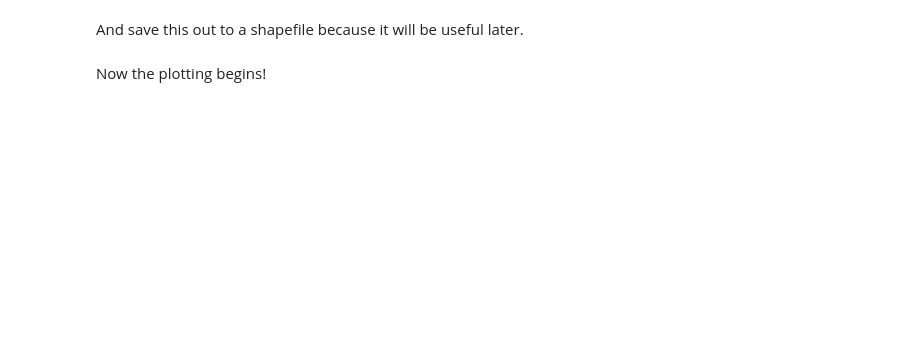
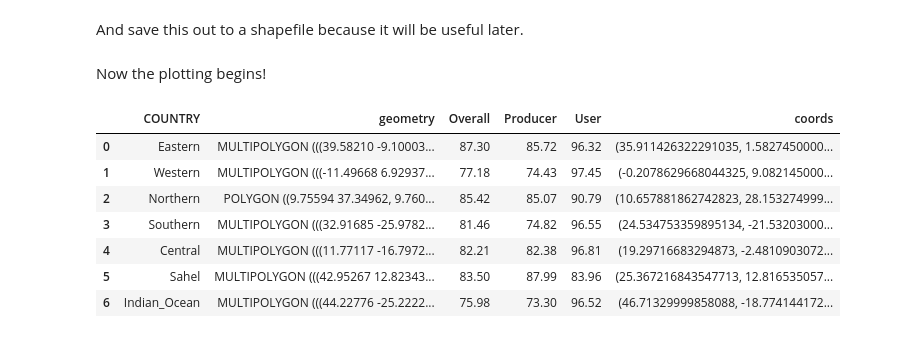
Before and after one commit to digitalearthafrica/wofs-validation, a Jupyter notebook: 02_Validation_notebooks/03_Plot_accuracy_maps.ipynb, the cells around one changed output. Drawn from its saved outputs; the diff is of its cells as text; code cells hidden in the pictures; blank space fills up the shorter version.

```diff
--- a/02_Validation_notebooks/03_Plot_accuracy_maps.ipynb
+++ b/02_Validation_notebooks/03_Plot_accuracy_maps.ipynb
@@ -101,4 +108,14 @@ Now the plotting begins!
 # %%
 africa_accuracy['coords'] = africa_accuracy['geometry'].apply(lambda x: x.representative_point().coords[:])
 africa_accuracy['coords'] = [coords[0] for coords in africa_accuracy['coords']]
+africa_accuracy
+# %% [output]
+|  | COUNTRY | geometry | Overall | Producer | User | coords |
+| 0 | Eastern | MULTIPOLYGON (((39.58210 -9.10003... | 87.30 | 85.72 | 96.32 | (35.911426322291035, 1.5827450000... |
+| 1 | Western | MULTIPOLYGON (((-11.49668 6.92937... | 77.18 | 74.43 | 97.45 | (-0.2078629668044325, 9.082145000... |
+| 2 | Northern | POLYGON ((9.75594 37.34962, 9.760... | 85.42 | 85.07 | 90.79 | (10.657881862742823, 28.153274999... |
+| 3 | Southern | MULTIPOLYGON (((32.91685 -25.9782... | 81.46 | 74.82 | 96.55 | (24.534753359895134, -21.53203000... |
+| 4 | Central | MULTIPOLYGON (((11.77117 -16.7972... | 82.21 | 82.38 | 96.81 | (19.29716683294873, -2.4810903072... |
+| 5 | Sahel | MULTIPOLYGON (((42.95267 12.82343... | 83.50 | 87.99 | 83.96 | (25.367216843547713, 12.816535057... |
+| 6 | Indian_Ocean | MULTIPOLYGON (((44.22776 -25.2222... | 75.98 | 73.30 | 96.52 | (46.71329999858088, -18.774144172... |
 # %%
```
Also changed, not shown: parts of 18 cells of this notebook, 11 other files.
